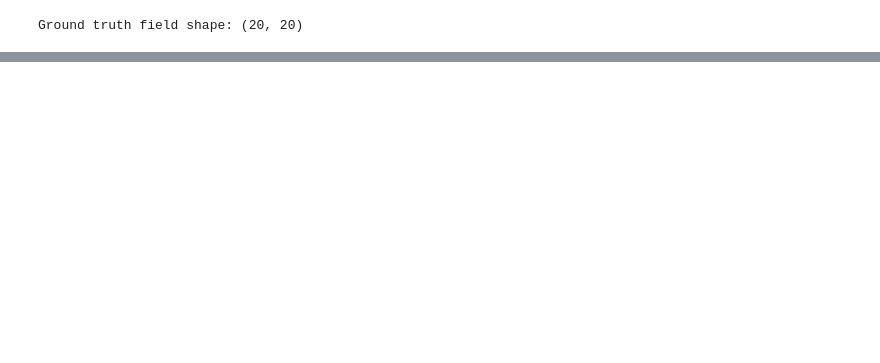
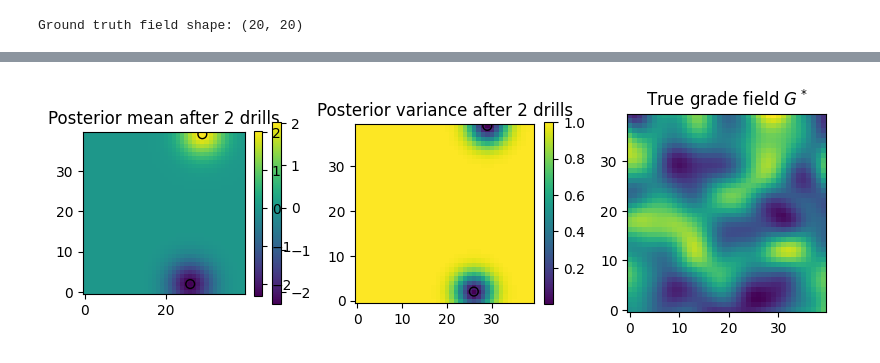
Before and after one commit to nicozez/GeoStats, a Jupyter notebook: 2dgrid_GP.ipynb, the cells around one changed output, grey strips where cells are left out. Drawn from its saved outputs; the diff is of its cells as text; code cells hidden in the pictures; blank space fills up the shorter version.

```diff
--- a/2dgrid_GP.ipynb
+++ b/2dgrid_GP.ipynb
@@ -131,0 +253,43 @@ Posterior covariance shape: (400, 400)
+# %%
+def plot_two_drills_effect(i1, i2, sigma_obs=0.01):
+    sigma2_obs = sigma_obs**2
+
+    mu = np.zeros(n_points)
+    Sigma = K_full.copy()
+
+    # first drill
+    y1 = G_true[i1] + sigma_obs * np.random.randn()
+    mu, Sigma = update_posterior(mu, Sigma, i1, y1, sigma2_obs)
+
+    # second drill
+    y2 = G_true[i2] + sigma_obs * np.random.randn()
+    mu, Sigma = update_posterior(mu, Sigma, i2, y2, sigma2_obs)
+
+    mu_grid = mu.reshape(N, N)
+    var_grid = np.diag(Sigma).reshape(N, N)
+
+    r1, c1 = divmod(i1, N)
+    r2, c2 = divmod(i2, N)
+
+    fig, axes = plt.subplots(1, 3, figsize=(8, 4))
+
+    im0 = axes[0].imshow(mu_grid, origin="lower")
+    axes[0].set_title("Posterior mean after 2 drills")
+    axes[0].scatter([c1, c2], [r1, r2], s=40, edgecolor="k", facecolor="none")
+    plt.colorbar(im0, ax=axes[0], fraction=0.046)
+
+    im1 = axes[1].imshow(var_grid, origin="lower")
+    axes[1].set_title("Posterior variance after 2 drills")
+    axes[1].scatter([c1, c2], [r1, r2], s=40, edgecolor="k", facecolor="none")
+    plt.colorbar(im1, ax=axes[1], fraction=0.046)
+
+    im2 = axes[2].imshow(G_true_grid, origin="lower")
+    axes[2].set_title("True grade field $G^*$")
+    plt.colorbar(im2, ax=axes[0], fraction=0.046)
+
+    plt.tight_layout()
+    plt.show()
+
+plot_two_drills_effect(i_high, i_low, sigma_obs=0.01)
+# %% [output]
+[figure, added]
```
Also changed, not shown: parts of 11 cells of this notebook.
